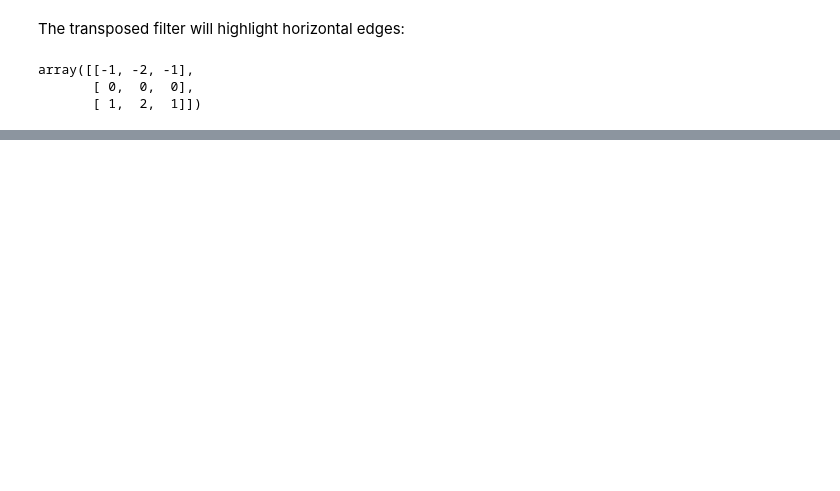
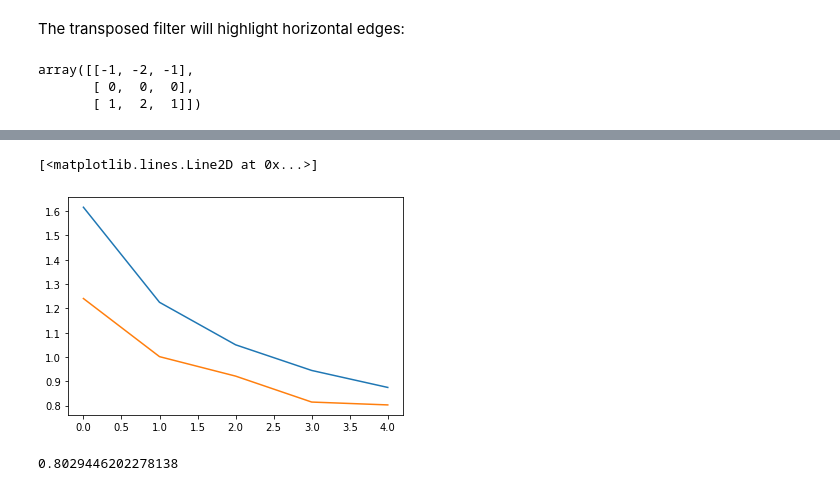
Before and after one commit to nikoladze/LMU_DA_ML, a Jupyter notebook: CNNIntro.ipynb, the cells around one changed output, grey strips where cells are left out. Saved outputs shown, nothing was run; the diff lists cells and outputs as text; code cells hidden in the pictures; blank space fills up the shorter version.

```diff
--- a/CNNIntro.ipynb
+++ b/CNNIntro.ipynb
@@ -125,0 +251,2 @@ The fully connected network either has all output pixels of the last convolution
+# %%
+model.compile(loss='categorical_crossentropy', optimizer='adam', metrics=['acc'])
@@ -125,0 +259,3 @@ The fully connected network either has all output pixels of the last convolution
+# %%
+def preprocess(x):
+    return x / 255.
@@ -125,0 +264,2 @@ The fully connected network either has all output pixels of the last convolution
+# %%
+y_train_onehot = keras.utils.to_categorical(y_train)
@@ -125,0 +306,15 @@ The fully connected network either has all output pixels of the last convolution
+# %%
+history = model.fit(
+    # input
+    preprocess(x_train),
+    # target
+    y_train_onehot,
+    # number of training examples in each batch
+    batch_size=64,
+    # shuffle training data after each epoch
+    shuffle=True,
+    # number of iterations over training dataset
+    epochs=5,
+    # fraction of training data to split off for validation after each epoch
+    validation_split=0.1,
+)
@@ -125,0 +336,10 @@ The fully connected network either has all output pixels of the last convolution
+# %%
+plt.plot(history.history['loss'])
+plt.plot(history.history['val_loss'])
+# %% [output]
+[<matplotlib.lines.Line2D at 0x...>]
+[figure, added]
+# %%
+ np.min(history.history['val_loss'])
+# %% [output]
+0.8029446202278138
```
Also changed, not shown: parts of 58 cells of this notebook.
